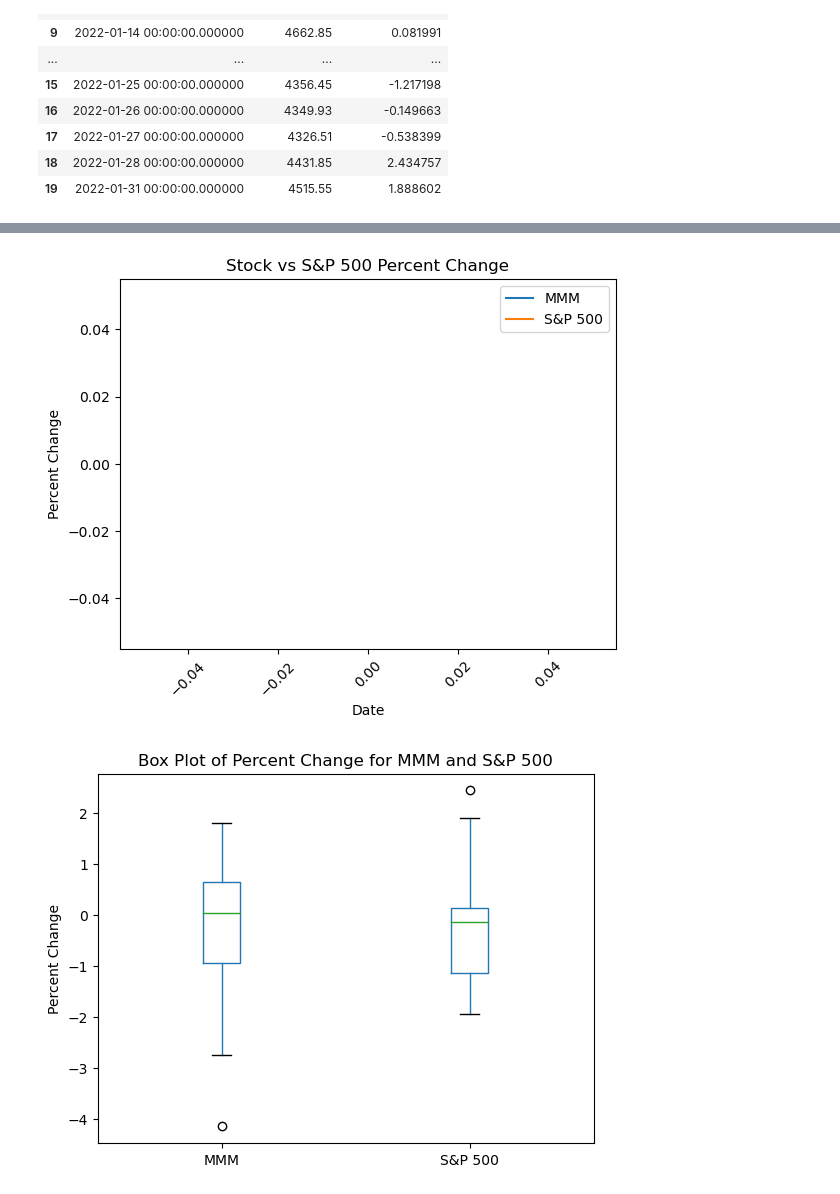
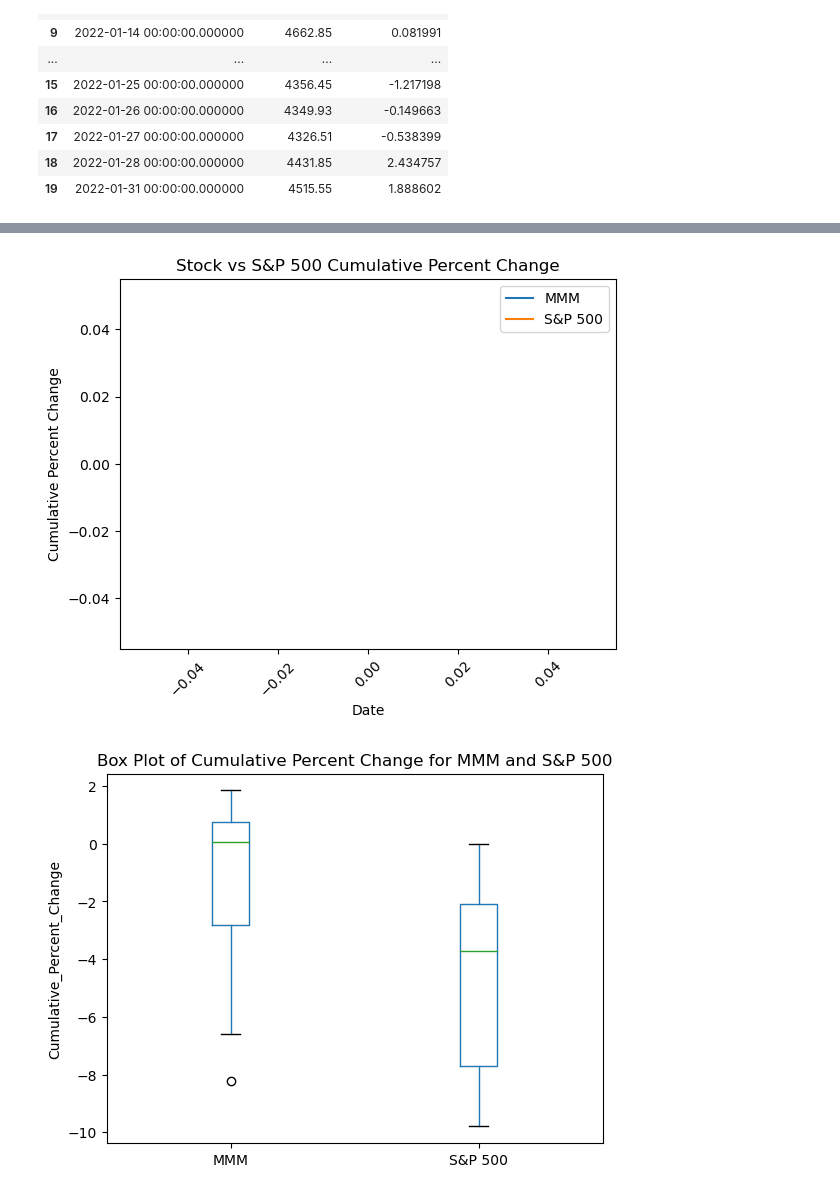
Before and after one commit to pku118/Project-3, a Jupyter notebook: Project_3.ipynb, the cells around one changed output, grey strips where cells are left out. Saved outputs shown, nothing was run; the diff lists cells and outputs as text; code cells hidden in the pictures.

```diff
--- a/Project_3.ipynb
+++ b/Project_3.ipynb
@@ -80,3 +83,7 @@ df_stockdata
 | 17 | 2022-01-27 00:00:00.000000 | MMM | 168.530899 | 170.160004 | 172.119995 | 168.440002 | 169.100006 | 2782800.0 | 3M Company | 0.507980 |
 | 18 | 2022-01-28 00:00:00.000000 | MMM | 161.538483 | 163.100006 | 168.750000 | 160.539993 | 168.389999 | 6221600.0 | 3M Company | -4.149041 |
 | 19 | 2022-01-31 00:00:00.000000 | MMM | 164.430527 | 166.020004 | 166.289993 | 161.589996 | 162.699997 | 5090400.0 | 3M Company | 1.790313 |
+# %%
+# Calculate the cumulative percent change for the stock symbol
+df_stockdata['Cumulative_Percent_Change'] = ((1 + df_stockdata['Adj Close'].pct_change().fillna(0)).cumprod() * 100)-100
+df_stockdata
@@ -118,3 +143,6 @@ df_sp500
 # %%
 # Replace all NaN values in the Percent_Change column with 0 for the sp500 table
 df_sp500['Percent_Change'].fillna(0, inplace=True)
+# %%
+df_sp500['Cumulative_Percent_Change'] = ((1 + df_sp500['SP500_Price'].pct_change().fillna(0)).cumprod() * 100)-100
+df_sp500
@@ -166,9 +212,9 @@ def update(i):
     start_idx = max(0, i - 5)
     end_idx = i + 1
     x_stock = pd.to_datetime(df_stockdata['Date'].iloc[start_idx:end_idx])
-    y_stock = df_stockdata['Percent_Change'].iloc[start_idx:end_idx]
+    y_stock = df_stockdata['Cumulative_Percent_Change'].iloc[start_idx:end_idx]
     x_sp500 = pd.to_datetime(df_sp500['Date'].iloc[start_idx:end_idx])
-    y_sp500 = df_sp500['Percent_Change'].iloc[start_idx:end_idx]
+    y_sp500 = df_sp500['Cumulative_Percent_Change'].iloc[start_idx:end_idx]
 
     line_stock.set_data(x_stock, y_stock)
     line_sp500.set_data(x_sp500, y_sp500)
@@ -185,8 +231,8 @@ ani = FuncAnimation(fig, update, frames=len(df_stockdata), blit=True)
 
 # Set the axis labels and title
 ax.set_xlabel('Date')
-ax.set_ylabel('Percent Change')
-ax.set_title('Stock vs S&P 500 Percent Change')
+ax.set_ylabel('Cumulative Percent Change')
+ax.set_title('Stock vs S&P 500 Cumulative Percent Change')
 
 # Rotate the x-axis labels for better visibility
 plt.xticks(rotation=45)
@@ -200,16 +246,16 @@ ax.legend()
 # Show the animation
 plt.show()
 # %% [output]
-[figure, old version]
+[figure, new version]
 # %%
 # Combine the percent change data into a single DataFrame
-df_combined = pd.concat([df_stockdata['Percent_Change'], df_sp500['Percent_Change']], axis=1)
+df_combined = pd.concat([df_stockdata['Cumulative_Percent_Change'], df_sp500['Cumulative_Percent_Change']], axis=1)
 df_combined.columns = [symbol, 'S&P 500']
 
 # Create a boxplot
 df_combined.boxplot(grid=False)
-plt.ylabel('Percent Change')
-plt.title(f'Box Plot of Percent Change for {symbol} and S&P 500')
+plt.ylabel('Cumulative_Percent_Change')
+plt.title(f'Box Plot of Cumulative Percent Change for {symbol} and S&P 500')
 plt.show()
 # %% [output]
-[figure, old version]
+[figure, new version]
```
Also changed, not shown: parts of 4 cells of this notebook.
